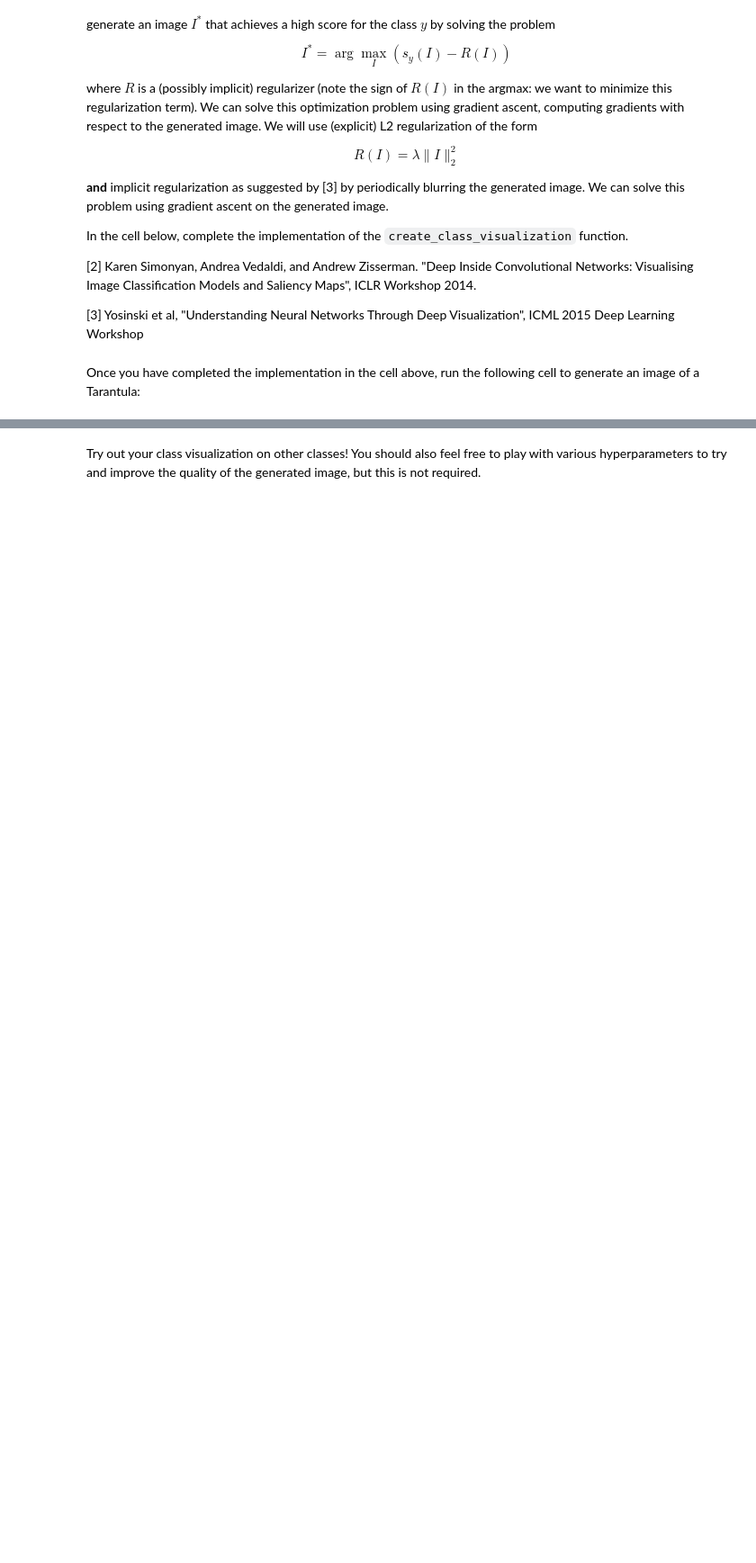
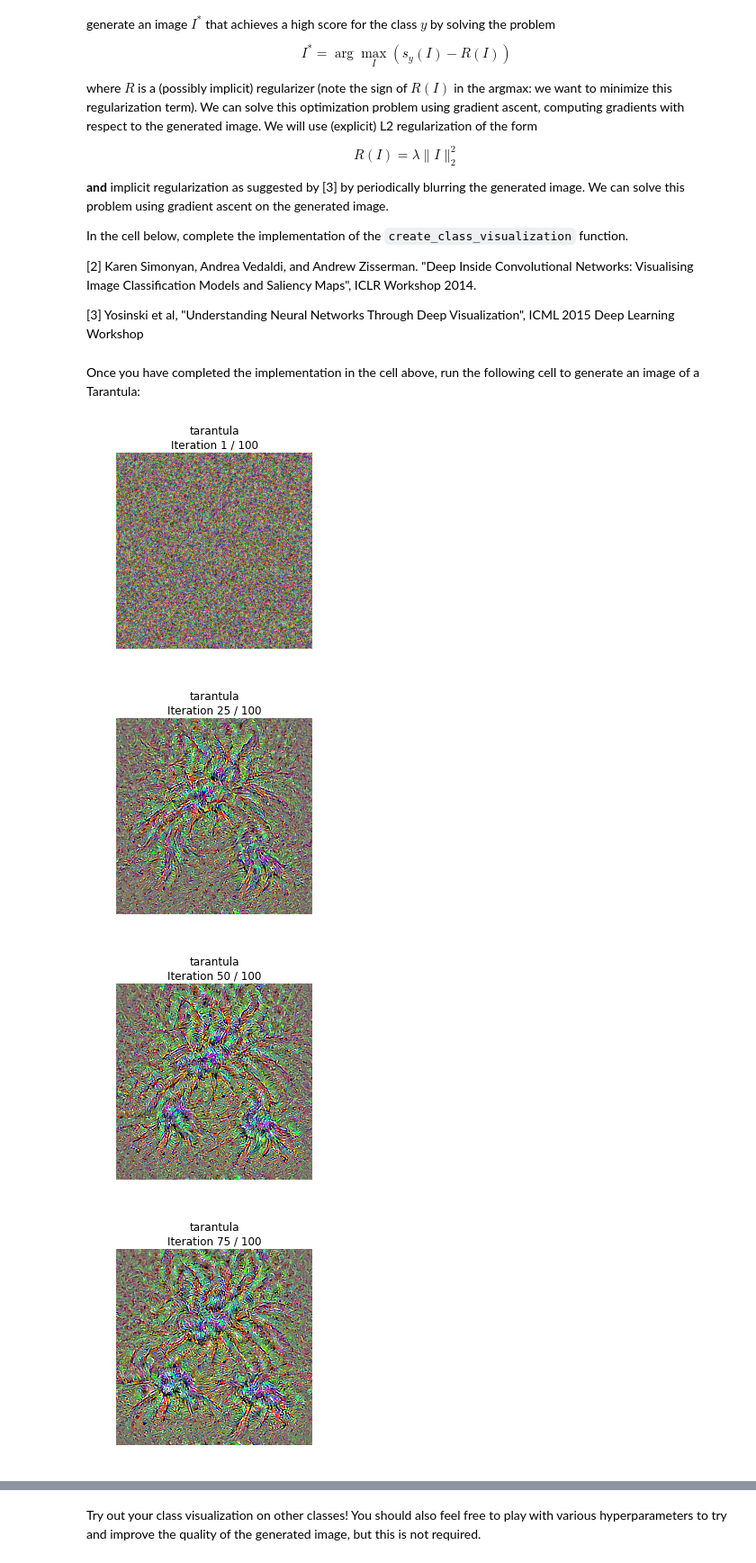
Before and after one commit to Rhadow/cs231n_assignments, a Jupyter notebook: assignment3/NetworkVisualization-PyTorch.ipynb, the cells around one changed output, grey strips where cells are left out. Shown at 90% size. Saved outputs shown, nothing was run; the diff lists cells and outputs as text; code cells hidden in the pictures; blank space fills up the shorter version.

Commit message:
Complete NetworkVisualization notebook

```diff
--- a/assignment3/NetworkVisualization-PyTorch.ipynb
+++ b/assignment3/NetworkVisualization-PyTorch.ipynb
@@ -239,7 +254,20 @@ def make_fooling_image(X, target_y, model):
     # in fewer than 100 iterations of gradient ascent.                           #
     # You can print your progress over iterations to check your algorithm.       #
     ##############################################################################
-    pass
+    epochs = 100
+
+    for i in range(epochs):
+        scores = model(X_fooling)
+        if scores.argmax().data.numpy() == target_y:
+            break
+        loss = scores[0, target_y]
+        loss.backward()
+        dX = X_fooling.grad / (X_fooling.grad.pow(2).sum())
+        with torch.no_grad():
+            X_fooling += (learning_rate * dX)
+        X_fooling.grad.zero_()
+
+
     ##############################################################################
     #                             END OF YOUR CODE                               #
     ##############################################################################
@@ -371,7 +401,11 @@ def create_class_visualization(target_y, model, dtype, **kwargs):
         # L2 regularization term!                                              #
         # Be very careful about the signs of elements in your code.            #
         ########################################################################
-        pass
+        scores = model(img)
+        loss = scores[0, target_y] - (img.pow(2).sum()) * l2_reg
+        loss.backward()
+        img.data += learning_rate * img.grad
+        img.grad.zero_()
         ########################################################################
         #                             END OF YOUR CODE                         #
         ########################################################################
@@ -402,12 +436,17 @@ Once you have completed the implementation in the cell above, run the following
 # %%
 dtype = torch.FloatTensor
 # dtype = torch.cuda.FloatTensor # Uncomment this to use GPU
 model.type(dtype)
 
-# target_y = 76 # Tarantula
+target_y = 76 # Tarantula
 # target_y = 78 # Tick
-target_y = 187 # Yorkshire Terrier
+# target_y = 187 # Yorkshire Terrier
 # target_y = 683 # Oboe
 # target_y = 366 # Gorilla
 # target_y = 604 # Hourglass
 out = create_class_visualization(target_y, model, dtype)
+# %% [output]
+[figure, added]
+[figure, added]
+[figure, added]
+[figure, added]
```
Also changed, not shown: parts of 8 cells of this notebook.
